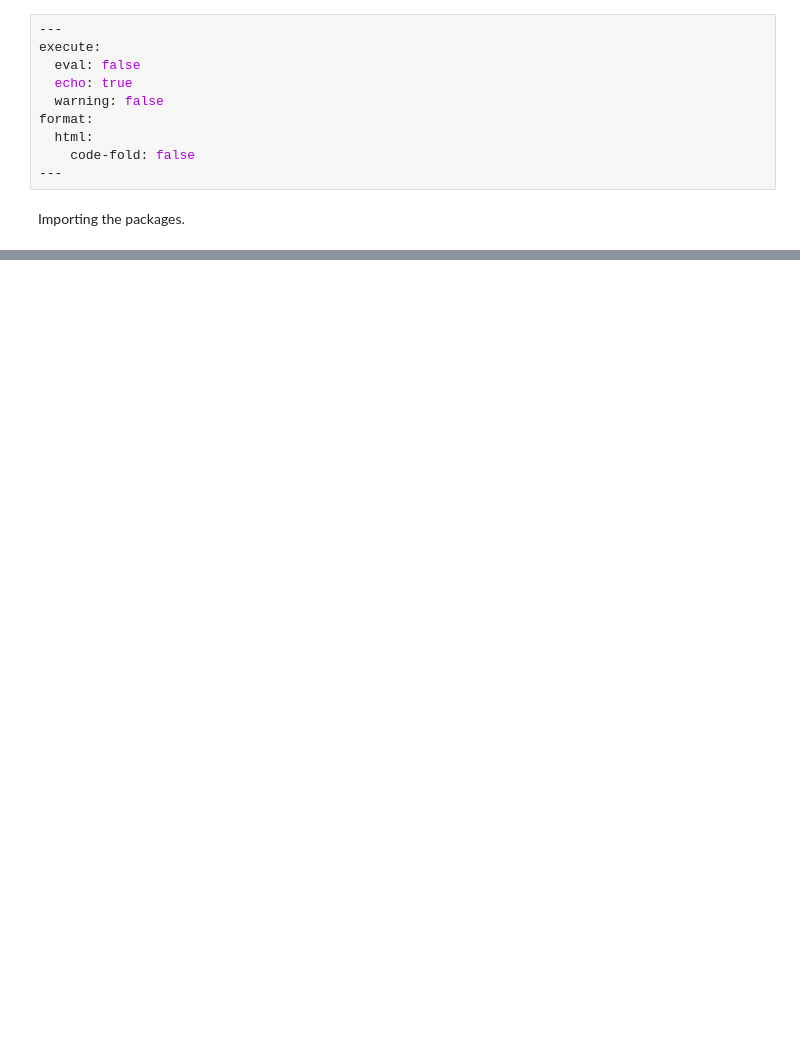
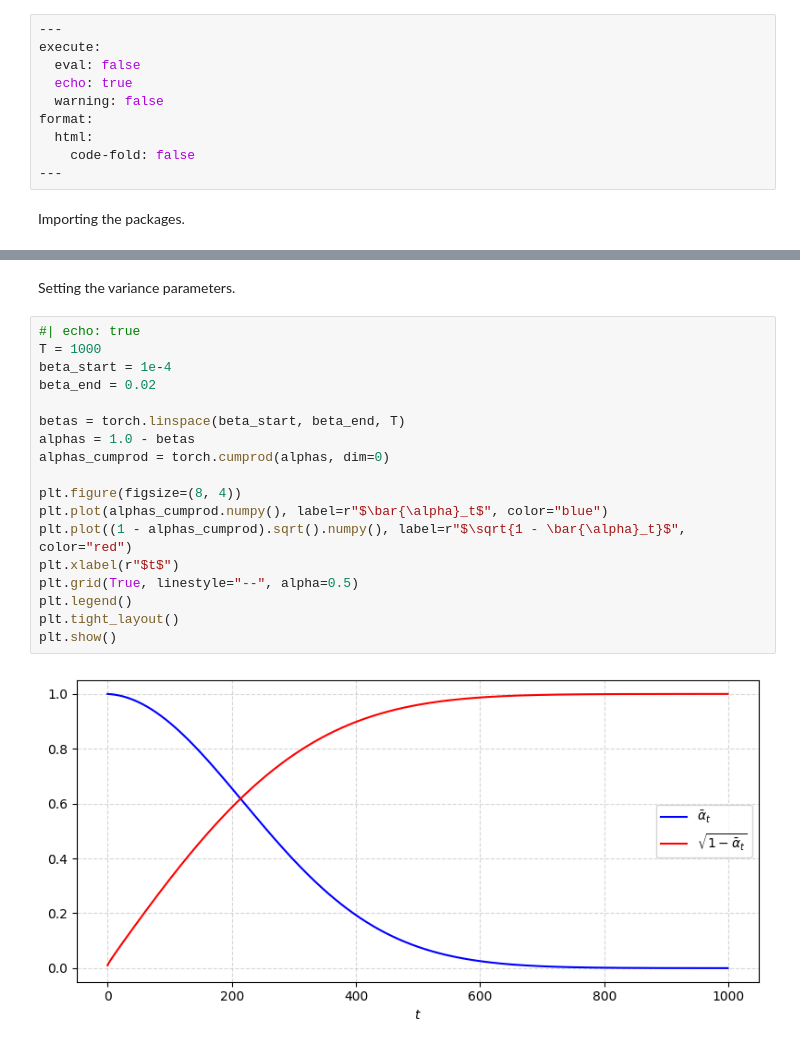
Before and after one commit to mZaiam/notes, a Jupyter notebook: diffusion_models/theoretical_foundation/theoretical_foundation_assets/ddpm.ipynb, the cells around one changed output, grey strips where cells are left out. Drawn from its saved outputs; the diff is of its cells as text; blank space fills up the shorter version.

```diff
--- a/diffusion_models/theoretical_foundation/theoretical_foundation_assets/ddpm.ipynb
+++ b/diffusion_models/theoretical_foundation/theoretical_foundation_assets/ddpm.ipynb
@@ -52,0 +28,22 @@ Showing the diffusion process.
+# %% [markdown]
+Setting the variance parameters.
+# %%
+#| echo: true
+T = 1000
+beta_start = 1e-4
+beta_end = 0.02
+
+betas = torch.linspace(beta_start, beta_end, T)
+alphas = 1.0 - betas
+alphas_cumprod = torch.cumprod(alphas, dim=0)
+
+plt.figure(figsize=(8, 4))
+plt.plot(alphas_cumprod.numpy(), label=r"$\bar{\alpha}_t$", color="blue")
+plt.plot((1 - alphas_cumprod).sqrt().numpy(), label=r"$\sqrt{1 - \bar{\alpha}_t}$", color="red")
+plt.xlabel(r"$t$")
+plt.grid(True, linestyle="--", alpha=0.5)
+plt.legend()
+plt.tight_layout()
+plt.show()
+# %% [output]
+[figure, added]
```
Also changed, not shown: parts of 13 cells of this notebook, 5 other files.
